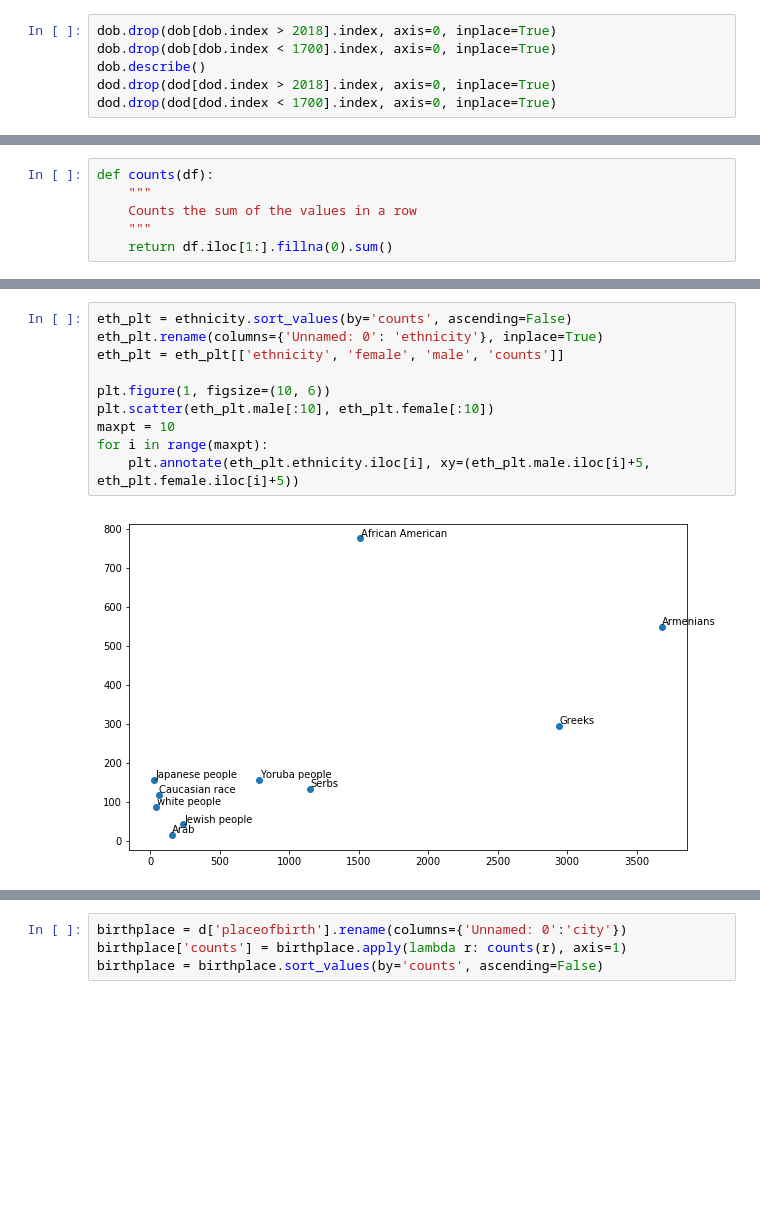
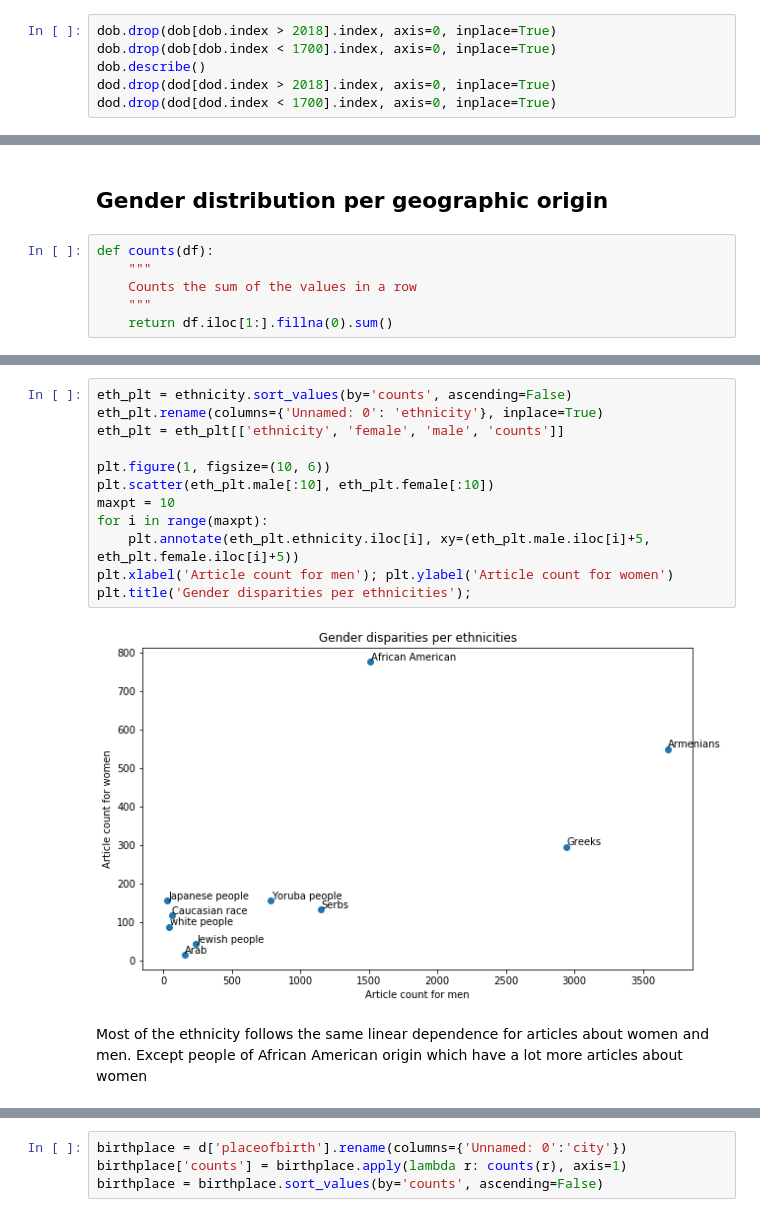
Before and after one commit to emilebourban/ADA-Project, a Jupyter notebook: project.ipynb, the cells around one changed output, grey strips where cells are left out. Drawn from its saved outputs; the diff is of its cells as text; blank space fills up the shorter version.

```diff
--- a/project.ipynb
+++ b/project.ipynb
@@ -110,3 +126,5 @@ plt.legend(['deaths males', 'deaths females'])
+# %% [markdown]
+## Gender distribution per geographic origin
 # %%
 def counts(df):
     """
@@ -131,15 +149,19 @@ See the caveats in the documentation: http://pandas.pydata.org/pandas-docs/stabl
 # %%
 eth_plt = ethnicity.sort_values(by='counts', ascending=False)
 eth_plt.rename(columns={'Unnamed: 0': 'ethnicity'}, inplace=True)
 eth_plt = eth_plt[['ethnicity', 'female', 'male', 'counts']]
 
 plt.figure(1, figsize=(10, 6))
 plt.scatter(eth_plt.male[:10], eth_plt.female[:10])
 maxpt = 10
 for i in range(maxpt):
     plt.annotate(eth_plt.ethnicity.iloc[i], xy=(eth_plt.male.iloc[i]+5, eth_plt.female.iloc[i]+5))
+plt.xlabel('Article count for men'); plt.ylabel('Article count for women')
+plt.title('Gender disparities per ethnicities');
 # %% [output]
-[figure, old version]
+[figure, new version]
+# %% [markdown]
+Most of the ethnicity follows the same linear dependence for articles about women and men. Except people of African American origin which have a lot more articles about women
 # %%
 culture = d['culture']
 culture.rename(columns={'Unnamed: 0': 'culture'}, inplace=True)
```
Also changed, not shown: parts of 28 cells of this notebook, 1 other file.
